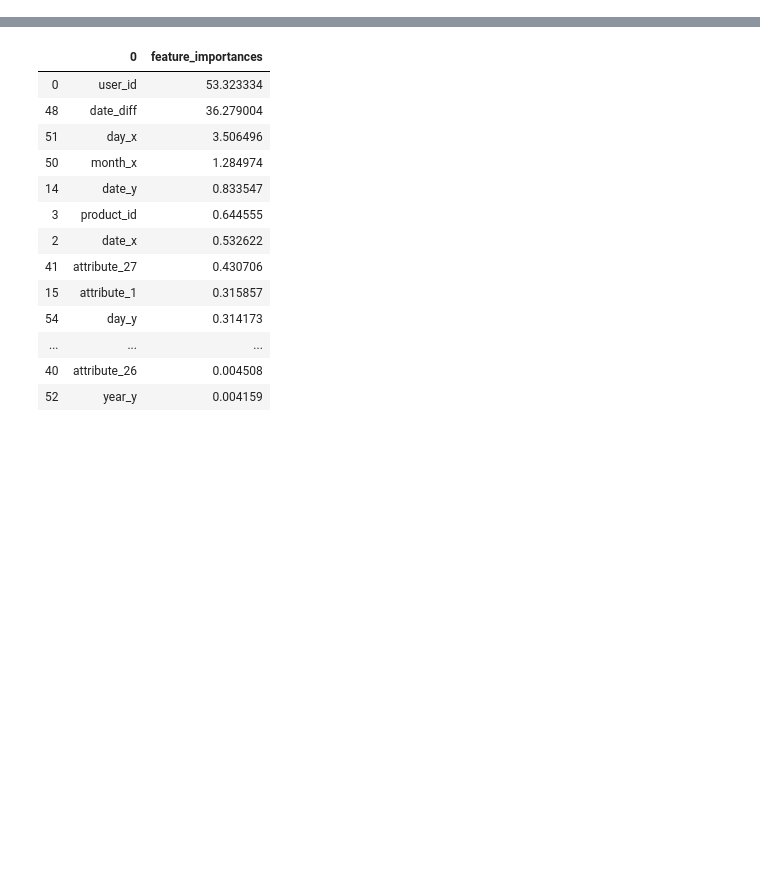
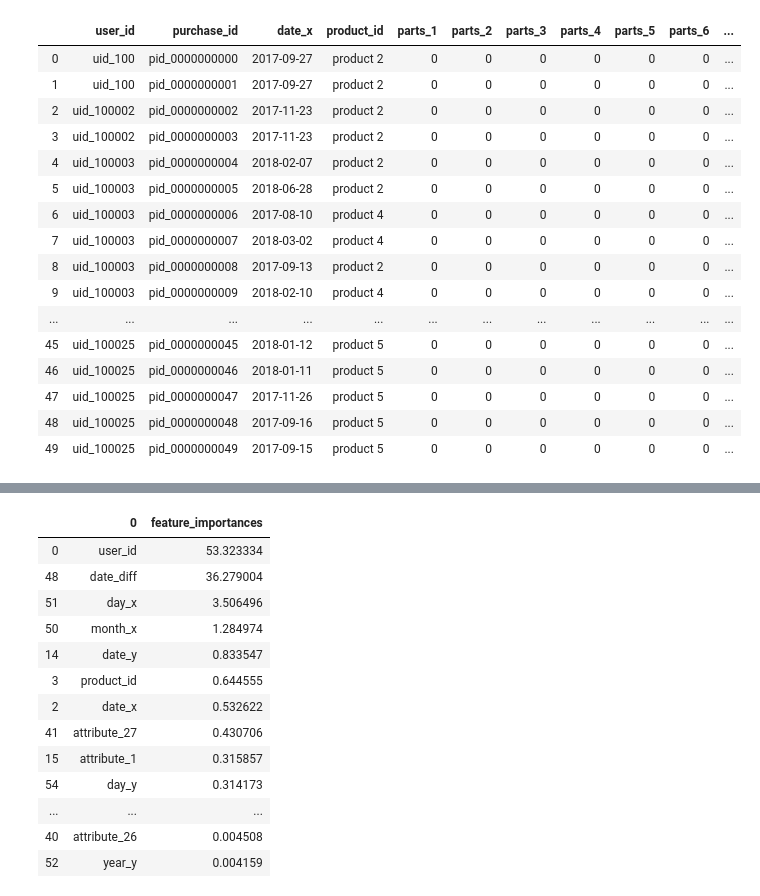
Before and after one commit to ToshikiMuromachi/pcmaker, a Jupyter notebook: pcmakerLast.ipynb, the cells around one changed output, grey strips where cells are left out. Cells and saved outputs as stored; diff of their text form; code cells hidden in the pictures; blank space fills up the shorter version.

```diff
--- a/pcmakerLast.ipynb
+++ b/pcmakerLast.ipynb
@@ -53,6 +53,26 @@ train_df['day_y'] = train_df['date_y_dt'].dt.to_period('D').astype(int).astype(f
 # %%
 train_df.drop(columns = 'date_x_dt', inplace=True)
 train_df.drop(columns = 'date_y_dt', inplace=True)
+# %%
+train_df.head(50)
+# %% [output]
+|  | user_id | purchase_id | date_x | product_id | parts_1 | parts_2 | parts_3 | parts_4 | parts_5 | parts_6 | ... |
+| 0 | uid_100 | pid_0000000000 | 2017-09-27 | product 2 | 0 | 0 | 0 | 0 | 0 | 0 | ... |
+| 1 | uid_100 | pid_0000000001 | 2017-09-27 | product 2 | 0 | 0 | 0 | 0 | 0 | 0 | ... |
+| 2 | uid_100002 | pid_0000000002 | 2017-11-23 | product 2 | 0 | 0 | 0 | 0 | 0 | 0 | ... |
+| 3 | uid_100002 | pid_0000000003 | 2017-11-23 | product 2 | 0 | 0 | 0 | 0 | 0 | 0 | ... |
+| 4 | uid_100003 | pid_0000000004 | 2018-02-07 | product 2 | 0 | 0 | 0 | 0 | 0 | 0 | ... |
+| 5 | uid_100003 | pid_0000000005 | 2018-06-28 | product 2 | 0 | 0 | 0 | 0 | 0 | 0 | ... |
+| 6 | uid_100003 | pid_0000000006 | 2017-08-10 | product 4 | 0 | 0 | 0 | 0 | 0 | 0 | ... |
+| 7 | uid_100003 | pid_0000000007 | 2018-03-02 | product 4 | 0 | 0 | 0 | 0 | 0 | 0 | ... |
+| 8 | uid_100003 | pid_0000000008 | 2017-09-13 | product 2 | 0 | 0 | 0 | 0 | 0 | 0 | ... |
+| 9 | uid_100003 | pid_0000000009 | 2018-02-10 | product 4 | 0 | 0 | 0 | 0 | 0 | 0 | ... |
+| ... | ... | ... | ... | ... | ... | ... | ... | ... | ... | ... | ... |
+| 45 | uid_100025 | pid_0000000045 | 2018-01-12 | product 5 | 0 | 0 | 0 | 0 | 0 | 0 | ... |
+| 46 | uid_100025 | pid_0000000046 | 2018-01-11 | product 5 | 0 | 0 | 0 | 0 | 0 | 0 | ... |
+| 47 | uid_100025 | pid_0000000047 | 2017-11-26 | product 5 | 0 | 0 | 0 | 0 | 0 | 0 | ... |
+| 48 | uid_100025 | pid_0000000048 | 2017-09-16 | product 5 | 0 | 0 | 0 | 0 | 0 | 0 | ... |
+| 49 | uid_100025 | pid_0000000049 | 2017-09-15 | product 5 | 0 | 0 | 0 | 0 | 0 | 0 | ... |
 # %%
 test_df.fillna(0, inplace=True)
 # %%
```
Also changed, not shown: parts of 10 cells of this notebook, 1 other file.
